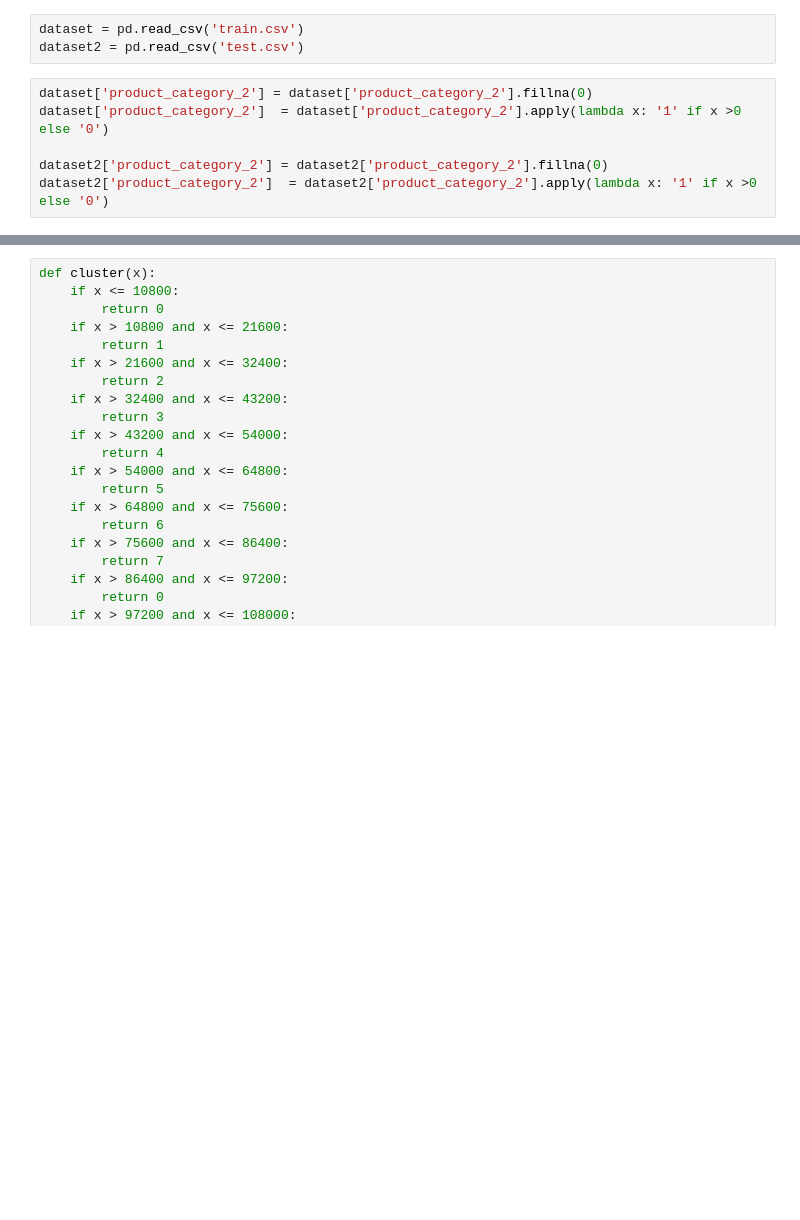
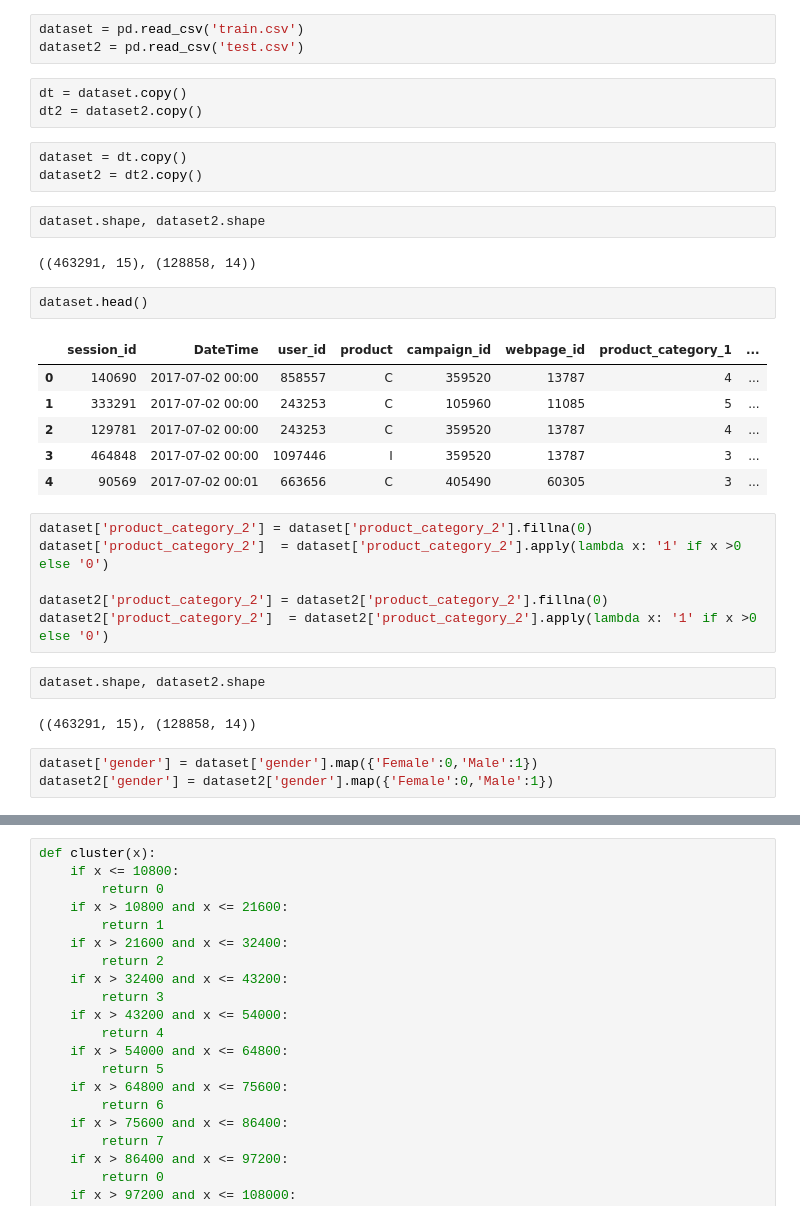
Before and after one commit to abhiWriteCode/AmexModel, a Jupyter notebook: AmEx.ipynb, the cells around one changed output, grey strips where cells are left out. Saved outputs shown, nothing was run; the diff lists cells and outputs as text; blank space fills up the shorter version.

```diff
--- a/AmEx.ipynb
+++ b/AmEx.ipynb
@@ -8,9 +8,35 @@ import datetime
 # %%
 dataset = pd.read_csv('train.csv')
 dataset2 = pd.read_csv('test.csv')
+# %%
+dt = dataset.copy()
+dt2 = dataset2.copy()
+# %%
+dataset = dt.copy()
+dataset2 = dt2.copy()
+# %%
+dataset.shape, dataset2.shape
+# %% [output]
+((463291, 15), (128858, 14))
+# %%
+dataset.head()
+# %% [output]
+|  | session_id | DateTime | user_id | product | campaign_id | webpage_id | product_category_1 | ... |
+| 0 | 140690 | 2017-07-02 00:00 | 858557 | C | 359520 | 13787 | 4 | ... |
+| 1 | 333291 | 2017-07-02 00:00 | 243253 | C | 105960 | 11085 | 5 | ... |
+| 2 | 129781 | 2017-07-02 00:00 | 243253 | C | 359520 | 13787 | 4 | ... |
+| 3 | 464848 | 2017-07-02 00:00 | 1097446 | I | 359520 | 13787 | 3 | ... |
+| 4 | 90569 | 2017-07-02 00:01 | 663656 | C | 405490 | 60305 | 3 | ... |
 # %%
 dataset['product_category_2'] = dataset['product_category_2'].fillna(0)
 dataset['product_category_2']  = dataset['product_category_2'].apply(lambda x: '1' if x >0 else '0')
 
 dataset2['product_category_2'] = dataset2['product_category_2'].fillna(0)
 dataset2['product_category_2']  = dataset2['product_category_2'].apply(lambda x: '1' if x >0 else '0')
+# %%
+dataset.shape, dataset2.shape
+# %% [output]
+((463291, 15), (128858, 14))
+# %%
+dataset['gender'] = dataset['gender'].map({'Female':0,'Male':1})
+dataset2['gender'] = dataset2['gender'].map({'Female':0,'Male':1})
```
Also changed, not shown: parts of 42 cells of this notebook.
